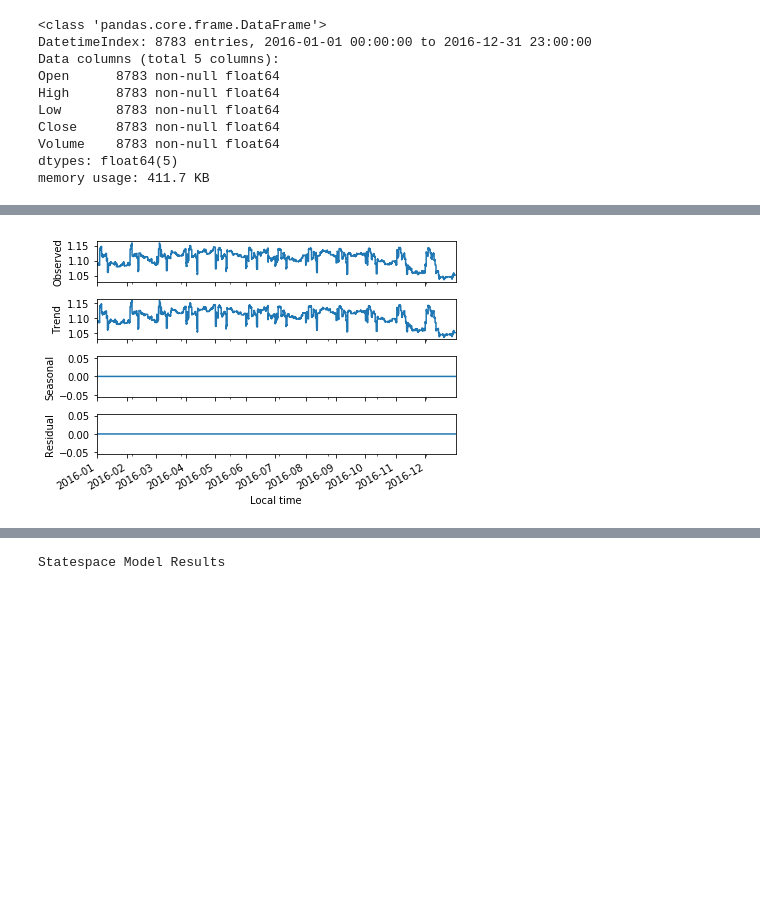
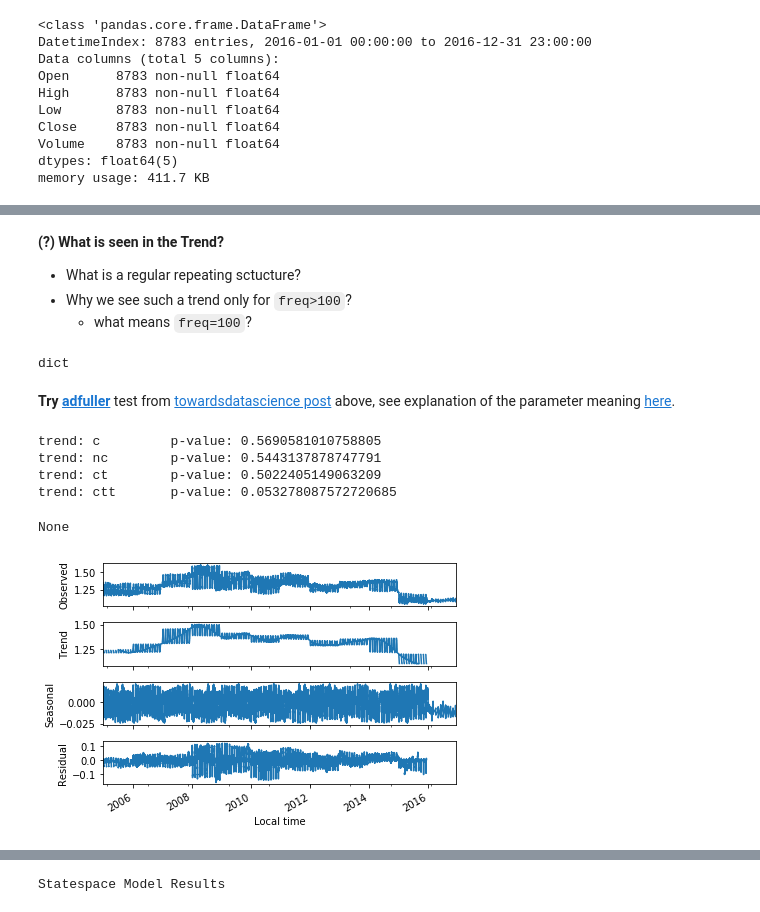
Before and after one commit to viktor-begun/ML_Trading, a Jupyter notebook: ML_Trading.ipynb, the cells around one changed output, grey strips where cells are left out. Drawn from its saved outputs; the diff is of its cells as text; code cells hidden in the pictures; blank space fills up the shorter version.

Commit message:
Start explanation of SARIMAX.

```diff
--- a/ML_Trading.ipynb
+++ b/ML_Trading.ipynb
@@ -270,5 +431,33 @@ memory usage: 411.7 KB
+# %% [markdown]
+**(?) What is seen in the Trend?**
+- What is a regular repeating sctucture?
+- Why we see such a trend only for `freq>100`?
+    - what means `freq=100`?
+# %%
+type({})
+# %% [output]
+dict
+# %% [markdown]
+**Try [adfuller](https://www.statsmodels.org/stable/generated/statsmodels.tsa.stattools.adfuller.html)** test from [towardsdatascience post](https://towardsdatascience.com/monthly-spot-price-prediction-time-series-analysis-by-state-space-method-34aedf6ba294) above, see explanation of the parameter meaning [here](https://stackoverflow.com/questions/47349422/how-to-interpret-adfuller-test-results).
+# %%
+from statsmodels.tsa.stattools import adfuller
+# Constant and trend order to include in regression.
+reg = {"c","ct","ctt","nc"}
+for r in reg:
+    res = adfuller(df_close, regression=r)
+    #print(res[1])
+    print('trend: {}\t p-value: {}'.format(r,res[1]))
+# %% [output]
+trend: c         p-value: 0.5690581010758805
+trend: nc        p-value: 0.5443137878747791
+trend: ct        p-value: 0.5022405149063209
+trend: ctt       p-value: 0.053278087572720685
+# %%
+print(EURUSD_1H_2005_2016_df["Close"].index.freq)
+# %% [output]
+None
 # %%
-a = seasonal_decompose(EURUSD_1H_2016_df["Close"], model = "add",freq=1)
+a = seasonal_decompose(EURUSD_1H_2005_2016_df["Close"], model = "add",freq=9000)
 a.plot();
 # %% [output]
-[figure, old version]
+[figure, new version]
```
Also changed, not shown: parts of 38 cells of this notebook.
